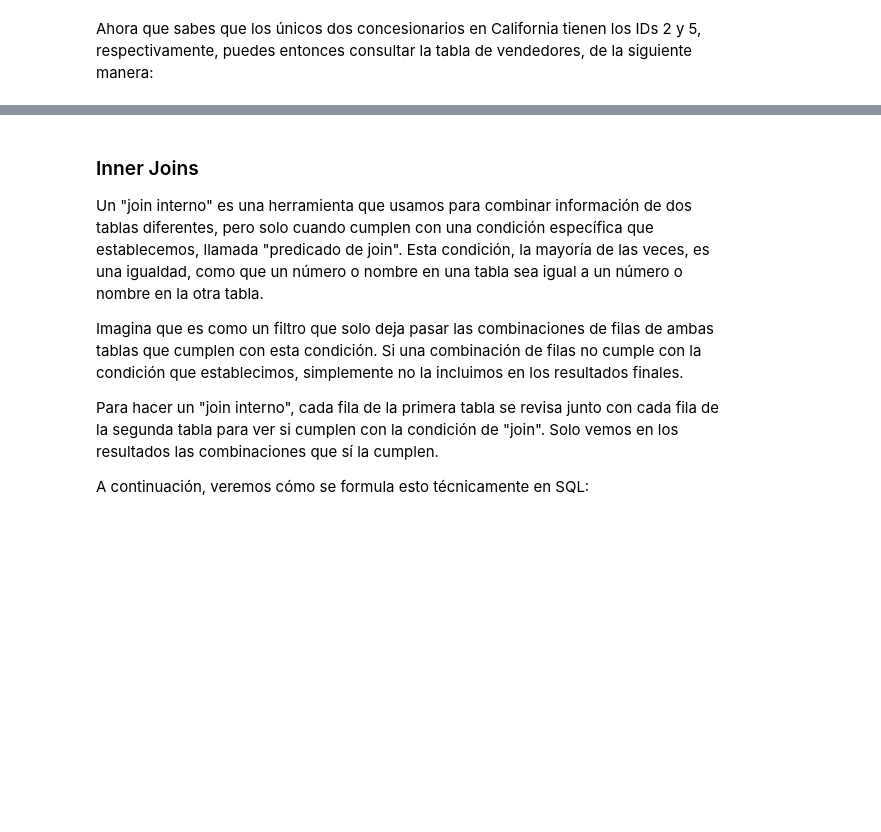
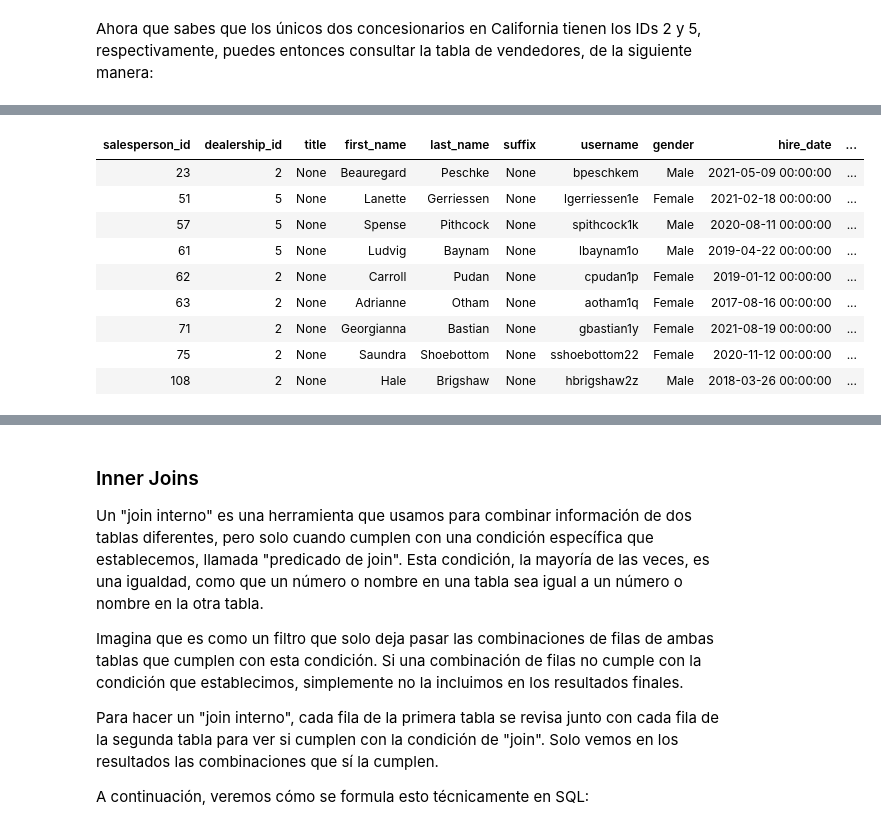
Before and after one commit to limspiga/data-modeling, a Jupyter notebook: 03_data_modeling_for_marketing.ipynb, the cells around one changed output, grey strips where cells are left out. Drawn from its saved outputs; the diff is of its cells as text; code cells hidden in the pictures; blank space fills up the shorter version.

```diff
--- a/03_data_modeling_for_marketing.ipynb
+++ b/03_data_modeling_for_marketing.ipynb
@@ -121,12 +141,10 @@ WHERE state='CA';
 # %% [markdown]
 Ahora que sabes que los únicos dos concesionarios en California tienen los IDs 2 y 5, respectivamente, puedes entonces consultar la tabla de vendedores, de la siguiente manera:
 # %%
-sql_exec_query('''
+%%sql
+-- Figura 3.4: Vendedores en California
 SELECT *
 FROM salespeople
 WHERE dealership_id in (2, 5)
 ORDER BY 1 LIMIT 9;
-''')
-
-# Figura 3.4: Vendedores en California
 # %% [output]
@@ -144,3 +153,13 @@ ORDER BY 1 LIMIT 9;
+| salesperson_id | dealership_id | title | first_name | last_name | suffix | username | gender | hire_date | ... |
+| 23 | 2 | None | Beauregard | Peschke | None | bpeschkem | Male | 2021-05-09 00:00:00 | ... |
+| 51 | 5 | None | Lanette | Gerriessen | None | lgerriessen1e | Female | 2021-02-18 00:00:00 | ... |
+| 57 | 5 | None | Spense | Pithcock | None | spithcock1k | Male | 2020-08-11 00:00:00 | ... |
+| 61 | 5 | None | Ludvig | Baynam | None | lbaynam1o | Male | 2019-04-22 00:00:00 | ... |
+| 62 | 2 | None | Carroll | Pudan | None | cpudan1p | Female | 2019-01-12 00:00:00 | ... |
+| 63 | 2 | None | Adrianne | Otham | None | aotham1q | Female | 2017-08-16 00:00:00 | ... |
+| 71 | 2 | None | Georgianna | Bastian | None | gbastian1y | Female | 2021-08-19 00:00:00 | ... |
+| 75 | 2 | None | Saundra | Shoebottom | None | sshoebottom22 | Female | 2020-11-12 00:00:00 | ... |
+| 108 | 2 | None | Hale | Brigshaw | None | hbrigshaw2z | Male | 2018-03-26 00:00:00 | ... |
 # %% [markdown]
 Aunque puedes obtener la información que buscas con el método actual, implica hacer dos consultas separadas, lo que puede resultar tedioso. Sería mucho más práctico si pudiéramos fusionar la información de los concesionarios y los vendedores en una sola tabla y luego simplemente filtrar los resultados para mostrar solo los de California. Afortunadamente, SQL nos ofrece una solución eficiente para esto: la cláusula JOIN. Esta cláusula nos permite unir dos o más tablas en una, basándonos en criterios específicos que definimos.
 
```
Also changed, not shown: parts of 11 cells of this notebook.
